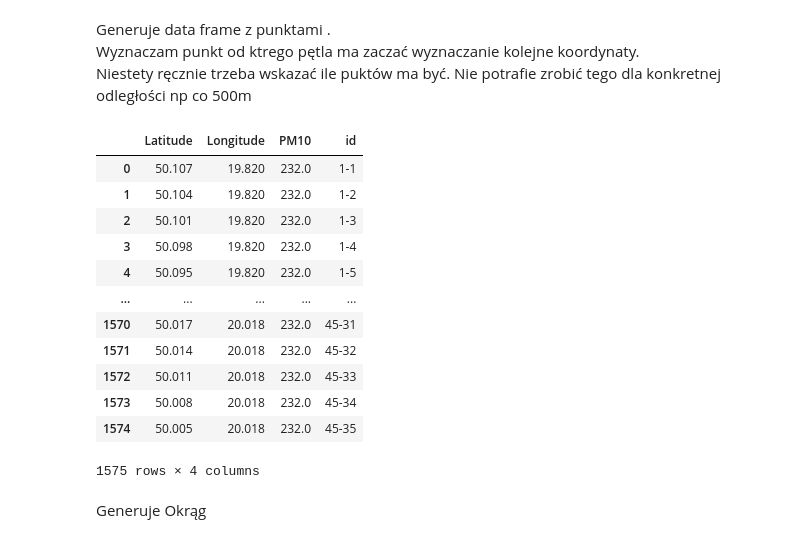
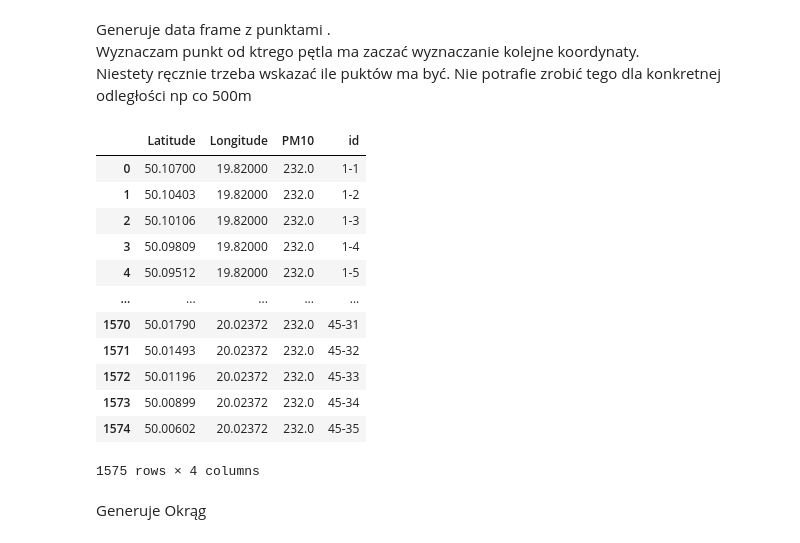
Before and after one commit to ciepielajan/SDA_SMOG_Wawelski, a Jupyter notebook: Jan/Krakow_siatka_punktow.ipynb, the cells around one changed output. Saved outputs shown, nothing was run; the diff lists cells and outputs as text; code cells hidden in the pictures.

```diff
--- a/Jan/Krakow_siatka_punktow.ipynb
+++ b/Jan/Krakow_siatka_punktow.ipynb
@@ -20,31 +20,31 @@ left_top_corner =  [50.107 ,19.82]
 # %%
 df = pd.DataFrame()
 
 for i in range(45):
   id_i = str(i+1)
-  i = i * 0.0045  # im mniejsza wartość tym bliższe odległości od kolejnego punktu
+  i = i * 0.00463  # im mniejsza wartość tym bliższe odległości od kolejnego punktu
   for x in range(35):
     id = id_i + "-" + str(x+1)
-    x = x * 0.003      # im mniejsza wartość tym bliższe odległości od kolejnego punktu
+    x = x * 0.00297      # im mniejsza wartość tym bliższe odległości od kolejnego punktu
     lat = left_top_corner[0] - x
     lon = left_top_corner[1] + i
     pm10= 232
     df = df.append({"id":id,"Latitude":lat,"Longitude":lon,"PM10":pm10},ignore_index=True)
 
 df
 # %% [output]
 |  | Latitude | Longitude | PM10 | id |
-| 0 | 50.107 | 19.820 | 232.0 | 1-1 |
-| 1 | 50.104 | 19.820 | 232.0 | 1-2 |
-| 2 | 50.101 | 19.820 | 232.0 | 1-3 |
-| 3 | 50.098 | 19.820 | 232.0 | 1-4 |
-| 4 | 50.095 | 19.820 | 232.0 | 1-5 |
+| 0 | 50.10700 | 19.82000 | 232.0 | 1-1 |
+| 1 | 50.10403 | 19.82000 | 232.0 | 1-2 |
+| 2 | 50.10106 | 19.82000 | 232.0 | 1-3 |
+| 3 | 50.09809 | 19.82000 | 232.0 | 1-4 |
+| 4 | 50.09512 | 19.82000 | 232.0 | 1-5 |
 | ... | ... | ... | ... | ... |
-| 1570 | 50.017 | 20.018 | 232.0 | 45-31 |
-| 1571 | 50.014 | 20.018 | 232.0 | 45-32 |
-| 1572 | 50.011 | 20.018 | 232.0 | 45-33 |
-| 1573 | 50.008 | 20.018 | 232.0 | 45-34 |
-| 1574 | 50.005 | 20.018 | 232.0 | 45-35 |
+| 1570 | 50.01790 | 20.02372 | 232.0 | 45-31 |
+| 1571 | 50.01493 | 20.02372 | 232.0 | 45-32 |
+| 1572 | 50.01196 | 20.02372 | 232.0 | 45-33 |
+| 1573 | 50.00899 | 20.02372 | 232.0 | 45-34 |
+| 1574 | 50.00602 | 20.02372 | 232.0 | 45-35 |
 1575 rows × 4 columns
 # %% [markdown]
 Generuje Okrąg
```
